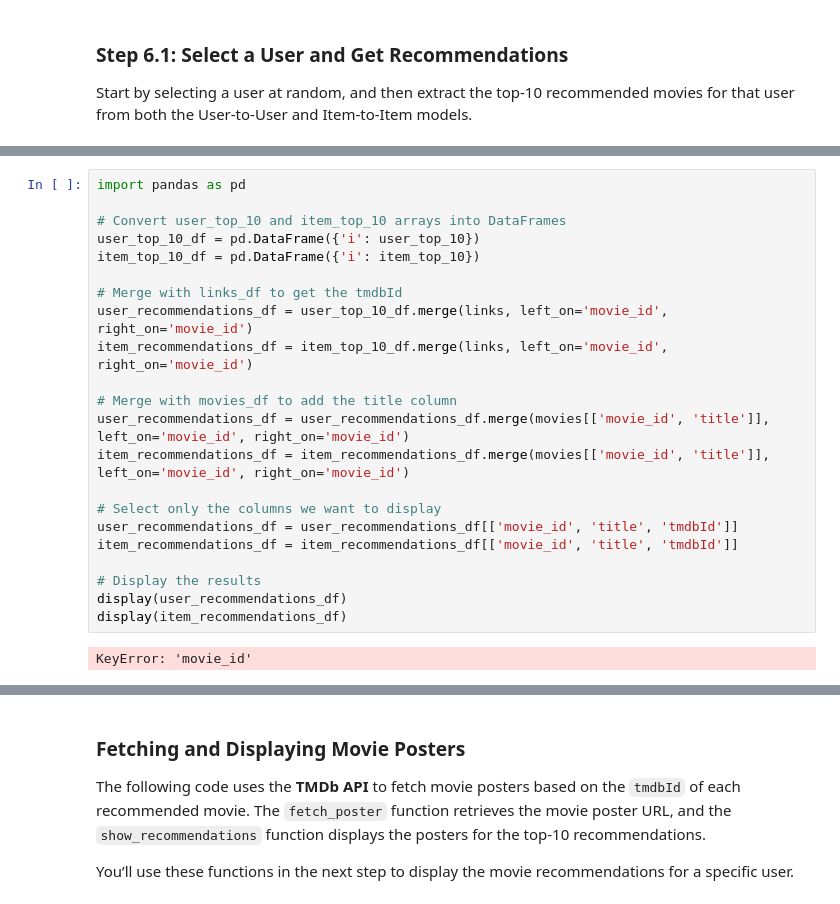
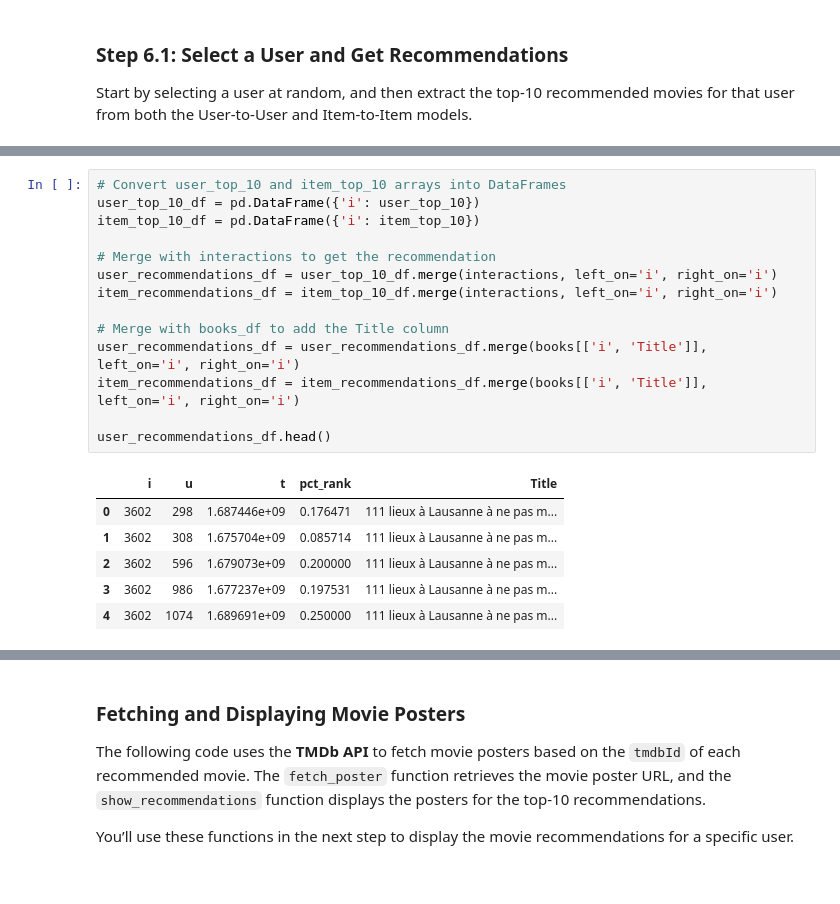
Before and after one commit to sandrotissi/book-recommender, a Jupyter notebook: Book_Recommender.ipynb, the cells around one changed output, grey strips where cells are left out. Drawn from its saved outputs; the diff is of its cells as text.

```diff
--- a/Book_Recommender.ipynb
+++ b/Book_Recommender.ipynb
@@ -620,24 +627,21 @@ Merge the recommendations with the `links` and `movies` DataFrames to create two
 # %%
-import pandas as pd
-
 # Convert user_top_10 and item_top_10 arrays into DataFrames
 user_top_10_df = pd.DataFrame({'i': user_top_10})
 item_top_10_df = pd.DataFrame({'i': item_top_10})
 
-# Merge with links_df to get the tmdbId
-user_recommendations_df = user_top_10_df.merge(links, left_on='movie_id', right_on='movie_id')
-item_recommendations_df = item_top_10_df.merge(links, left_on='movie_id', right_on='movie_id')
+# Merge with interactions to get the recommendation
+user_recommendations_df = user_top_10_df.merge(interactions, left_on='i', right_on='i')
+item_recommendations_df = item_top_10_df.merge(interactions, left_on='i', right_on='i')
 
-# Merge with movies_df to add the title column
-user_recommendations_df = user_recommendations_df.merge(movies[['movie_id', 'title']], left_on='movie_id', right_on='movie_id')
-item_recommendations_df = item_recommendations_df.merge(movies[['movie_id', 'title']], left_on='movie_id', right_on='movie_id')
+# Merge with books_df to add the Title column
+user_recommendations_df = user_recommendations_df.merge(books[['i', 'Title']], left_on='i', right_on='i')
+item_recommendations_df = item_recommendations_df.merge(books[['i', 'Title']], left_on='i', right_on='i')
 
-# Select only the columns we want to display
-user_recommendations_df = user_recommendations_df[['movie_id', 'title', 'tmdbId']]
-item_recommendations_df = item_recommendations_df[['movie_id', 'title', 'tmdbId']]
-
-# Display the results
-display(user_recommendations_df)
-display(item_recommendations_df)
+user_recommendations_df.head()
 # %% [output]
-KeyError: 'movie_id'
+|  | i | u | t | pct_rank | Title |
+| 0 | 3602 | 298 | 1.687446e+09 | 0.176471 | 111 lieux à Lausanne à ne pas m... |
+| 1 | 3602 | 308 | 1.675704e+09 | 0.085714 | 111 lieux à Lausanne à ne pas m... |
+| 2 | 3602 | 596 | 1.679073e+09 | 0.200000 | 111 lieux à Lausanne à ne pas m... |
+| 3 | 3602 | 986 | 1.677237e+09 | 0.197531 | 111 lieux à Lausanne à ne pas m... |
+| 4 | 3602 | 1074 | 1.689691e+09 | 0.250000 | 111 lieux à Lausanne à ne pas m... |
```
Also changed, not shown: parts of 13 cells of this notebook.
